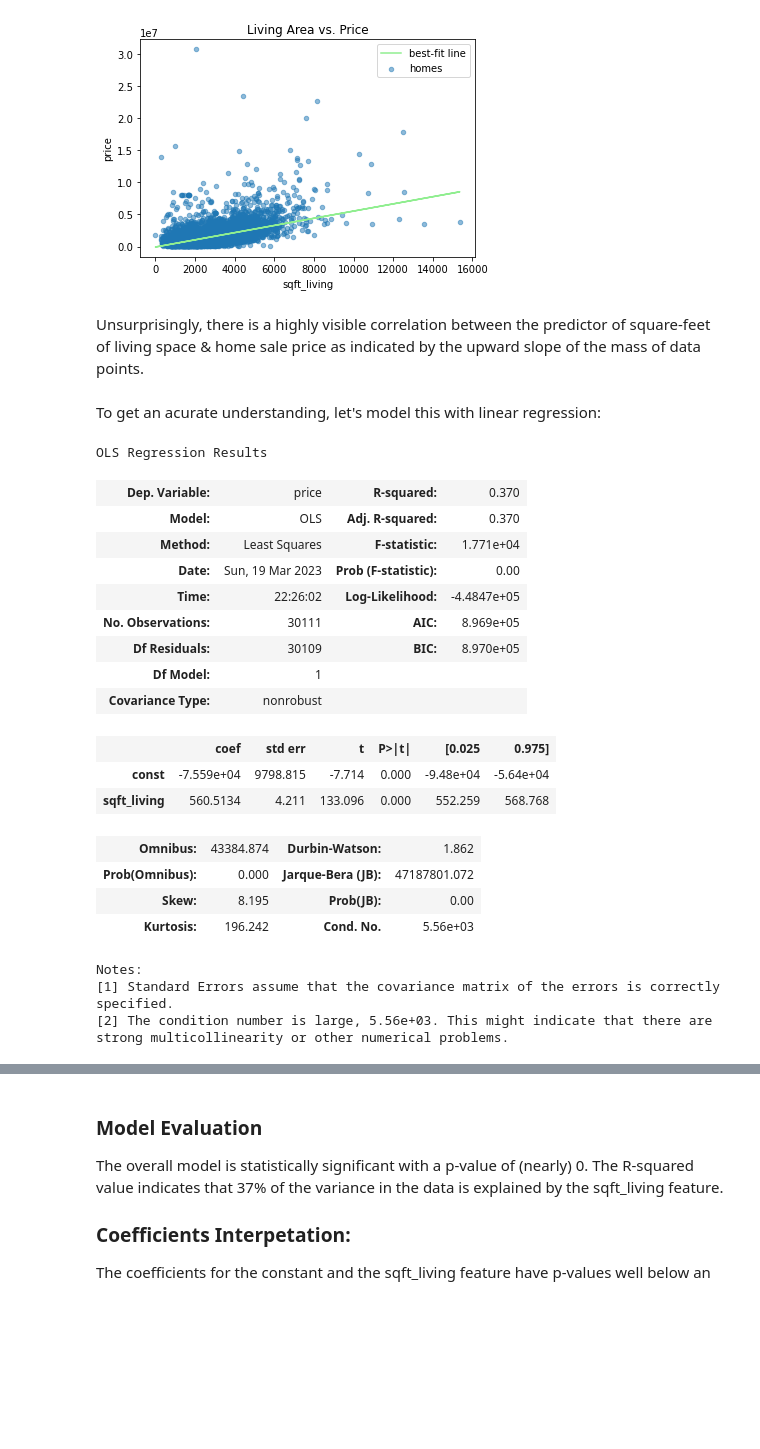
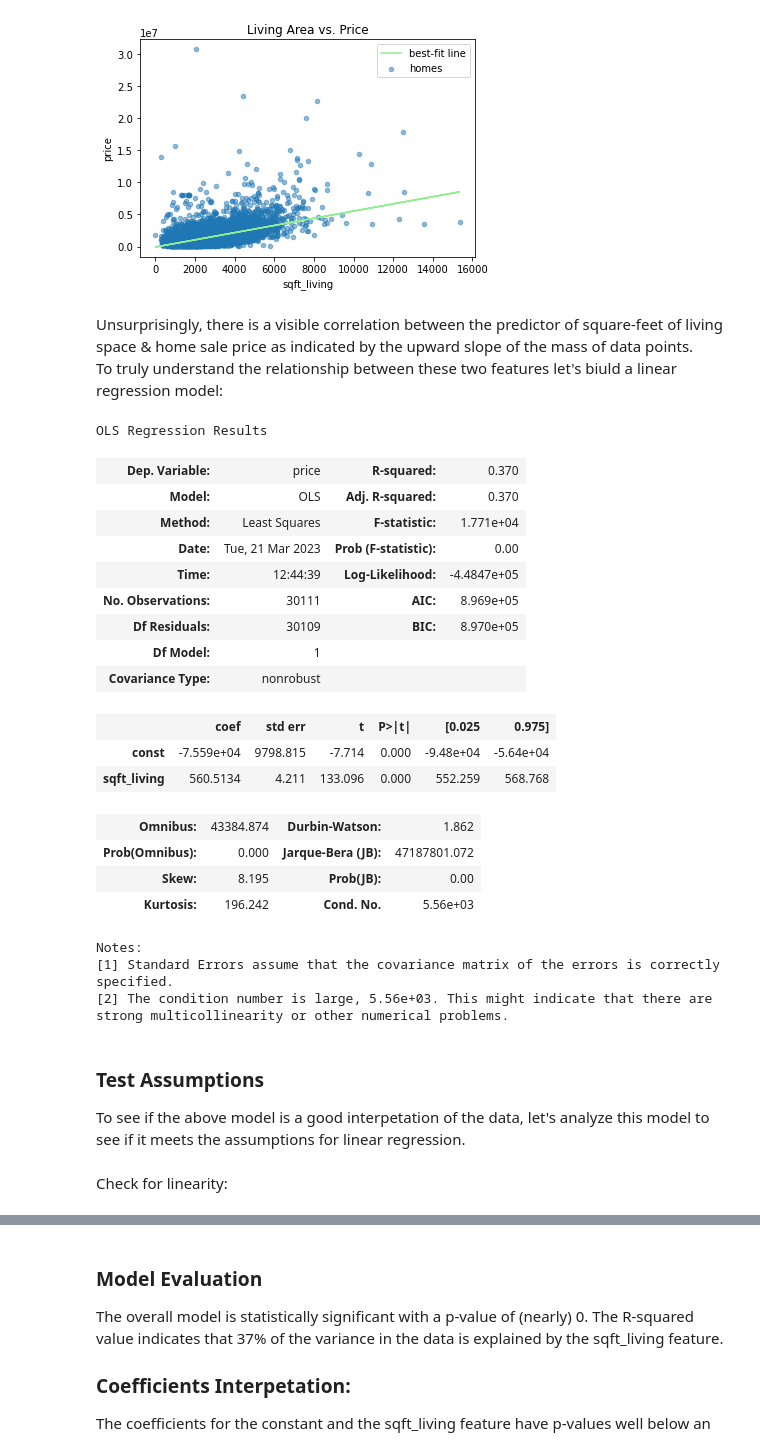
Before and after one commit to terminalcoder/Home-Features-Analysis, a Jupyter notebook: student.ipynb, the cells around one changed output, grey strips where cells are left out. Cells and saved outputs as stored; diff of their text form; code cells hidden in the pictures; blank space fills up the shorter version.

Commit message:
considered assumptions

```diff
--- a/student.ipynb
+++ b/student.ipynb
@@ -135,27 +138,26 @@ plt.legend();
 # %% [output]
 [figure]
 # %% [markdown]
-Unsurprisingly, there is a highly visible correlation between the predictor of square-feet of living space & home sale price as indicated by the upward slope of the mass of data points.
+Unsurprisingly, there is a visible correlation between the predictor of square-feet of living space & home sale price as indicated by the upward slope of the mass of data points.
+To truly understand the relationship between these two features let's biuld a linear regression model:
-# %% [markdown]
-To get an acurate understanding, let's model this with linear regression:
 # %%
 # set variables for the model
 X_baseline = kc_house_data['sqft_living']
-y_ = kc_house_data['price']
+y = kc_house_data['price']
 
 # create model
 baseline_model = sm.OLS(y, sm.add_constant(X_baseline))
-baseline_results = model.fit()
+baseline_results = baseline_model.fit()
 # %%
 # view summary of the results
-results.summary()
+baseline_results.summary()
 # %% [output]
 OLS Regression Results
 | Dep. Variable: | price | R-squared: | 0.370 |
 | Model: | OLS | Adj. R-squared: | 0.370 |
 | Method: | Least Squares | F-statistic: | 1.771e+04 |
-| Date: | Sun, 19 Mar 2023 | Prob (F-statistic): | 0.00 |
-| Time: | 22:26:02 | Log-Likelihood: | -4.4847e+05 |
+| Date: | Tue, 21 Mar 2023 | Prob (F-statistic): | 0.00 |
+| Time: | 12:44:39 | Log-Likelihood: | -4.4847e+05 |
 | No. Observations: | 30111 | AIC: | 8.969e+05 |
 | Df Residuals: | 30109 | BIC: | 8.970e+05 |
 | Df Model: | 1 |  |  |
@@ -171,3 +173,8 @@ Notes:
 [1] Standard Errors assume that the covariance matrix of the errors is correctly specified.
 [2] The condition number is large, 5.56e+03. This might indicate that there are
 strong multicollinearity or other numerical problems.
+# %% [markdown]
+### Test Assumptions
+To see if the above model is a good interpetation of the data, let's analyze this model to see if it meets the assumptions for linear regression.
+# %% [markdown]
+Check for linearity:
```
Also changed, not shown: parts of 7 cells of this notebook.
